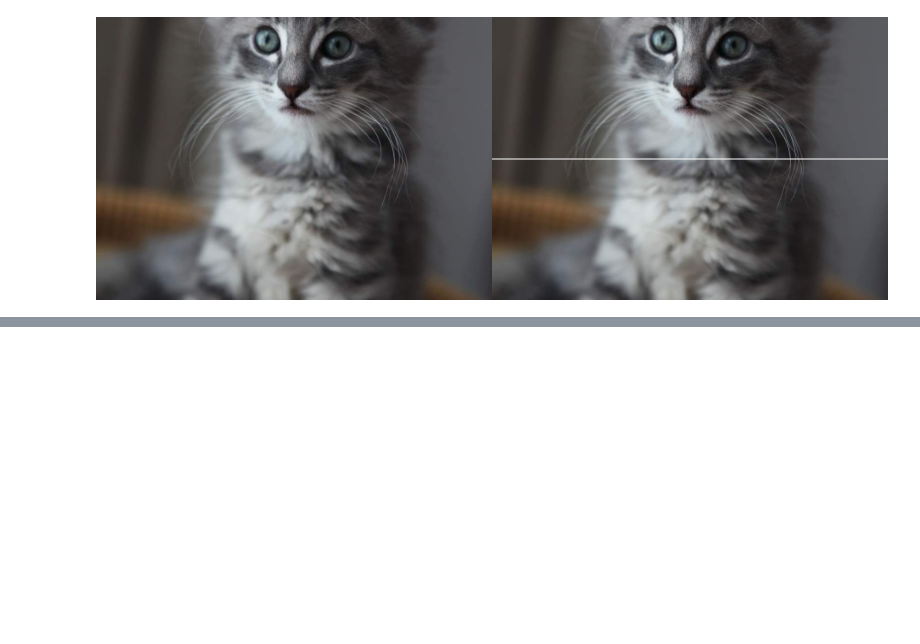
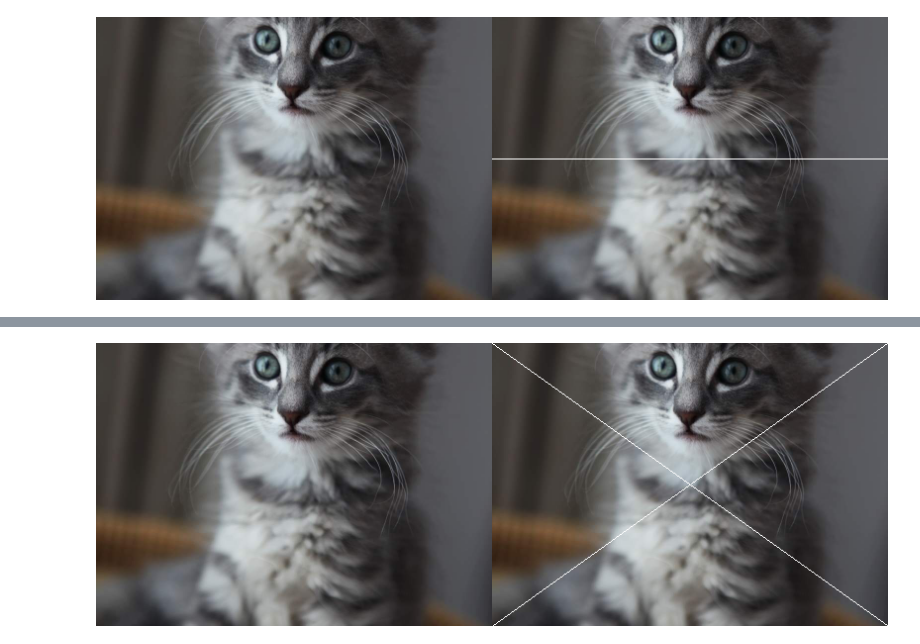
Before and after one commit to Aldiansyah1987/PCVK_Genap_2021, a Jupyter notebook: Week1.ipynb, the cells around one changed output, grey strips where cells are left out. Saved outputs shown, nothing was run; the diff lists cells and outputs as text; code cells hidden in the pictures; blank space fills up the shorter version.

```diff
--- a/Week1.ipynb
+++ b/Week1.ipynb
@@ -48,0 +95,18 @@ cv2_imshow(final_frame)
+# %%
+
+image_2 = cv.cvtColor(image, cv.COLOR_BGR2RGB)
+image_3 = cv.cvtColor(image, cv.COLOR_BGR2RGB)
+
+line1 = (0,0)
+line2 = (400,0)
+
+endLine1 = (400, 286)
+endLine2 = (0,286)
+
+cv.line(image_3, line1, endLine1, (255,255,255))
+cv.line(image_3, line2, endLine2, (255,255,255))
+
+final_frame = cv.hconcat((image_2, image_3))
+cv2_imshow(final_frame)
+# %% [output]
+[figure, added]
```
Also changed, not shown: parts of 2 cells of this notebook.
